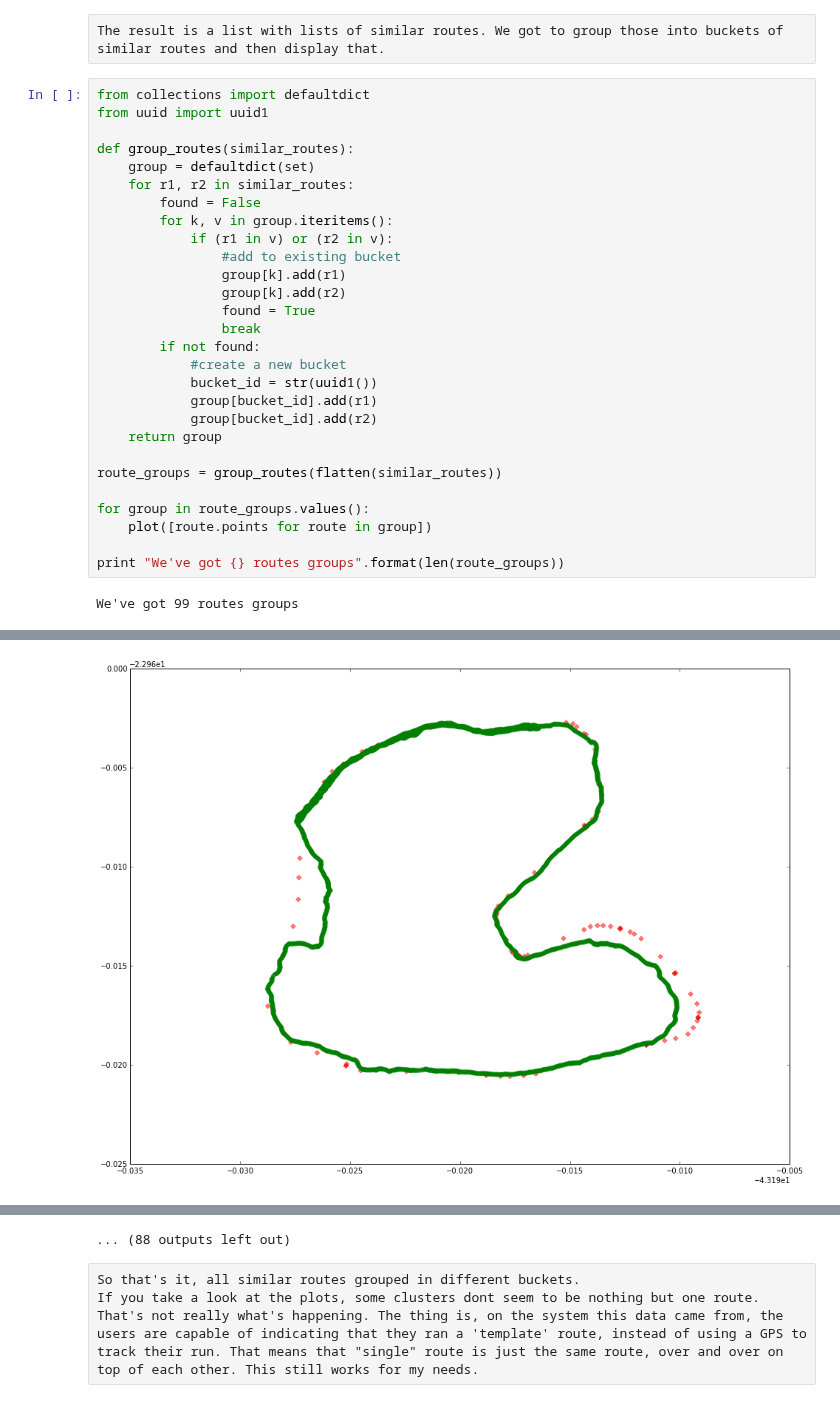
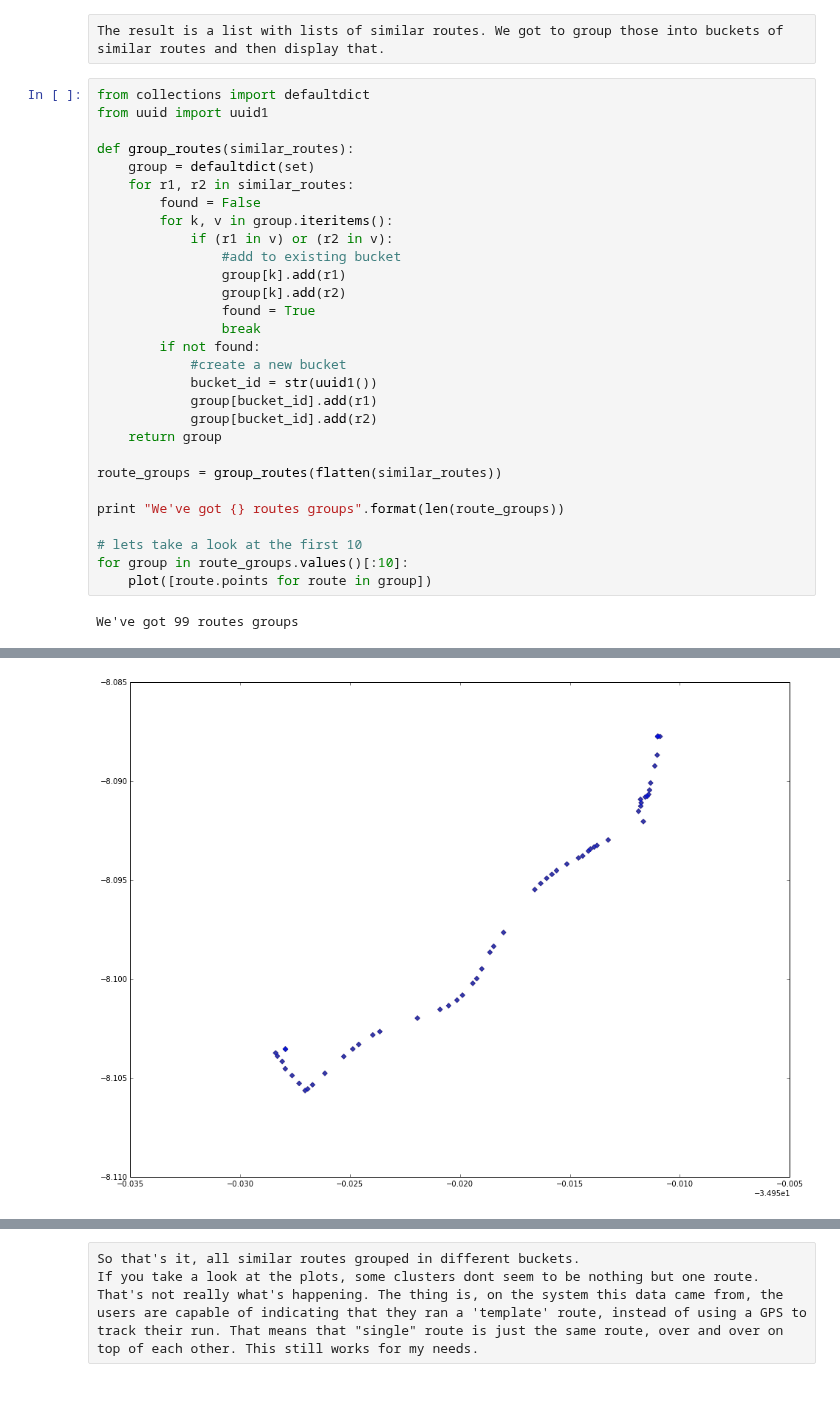
Before and after one commit to pauloalem/ipython-notebook, a Jupyter notebook: Route Similarity.ipynb, the cells around one changed output, grey strips where cells are left out. Saved outputs shown, nothing was run; the diff lists cells and outputs as text.

Commit message:
Display less routes

```diff
--- a/Route Similarity.ipynb
+++ b/Route Similarity.ipynb
@@ -183,9 +183,10 @@ def group_routes(similar_routes):
 
 route_groups = group_routes(flatten(similar_routes))
 
-for group in route_groups.values():
+print "We've got {} routes groups".format(len(route_groups))
+
+# lets take a look at the first 10
+for group in route_groups.values()[:10]:
     plot([route.points for route in group])
-
-print "We've got {} routes groups".format(len(route_groups))
 # %% [output]
 We've got 99 routes groups
@@ -199 +200 @@ We've got 99 routes groups
-[figure, old version]
+[figure, new version]
@@ -203,4 +203,3 @@ We've got 99 routes groups
-... (88 outputs left out)
 # %% [raw]
 So that's it, all similar routes grouped in different buckets.
 If you take a look at the plots, some clusters dont seem to be nothing but one route. That's not really what's happening. The thing is, on the system this data came from, the users are capable of indicating that they ran a 'template' route, instead of using a GPS to track their run. That means that "single" route is just the same route, over and over on top of each other. This still works for my needs.
```
Also changed, not shown: parts of 1 cell of this notebook.
